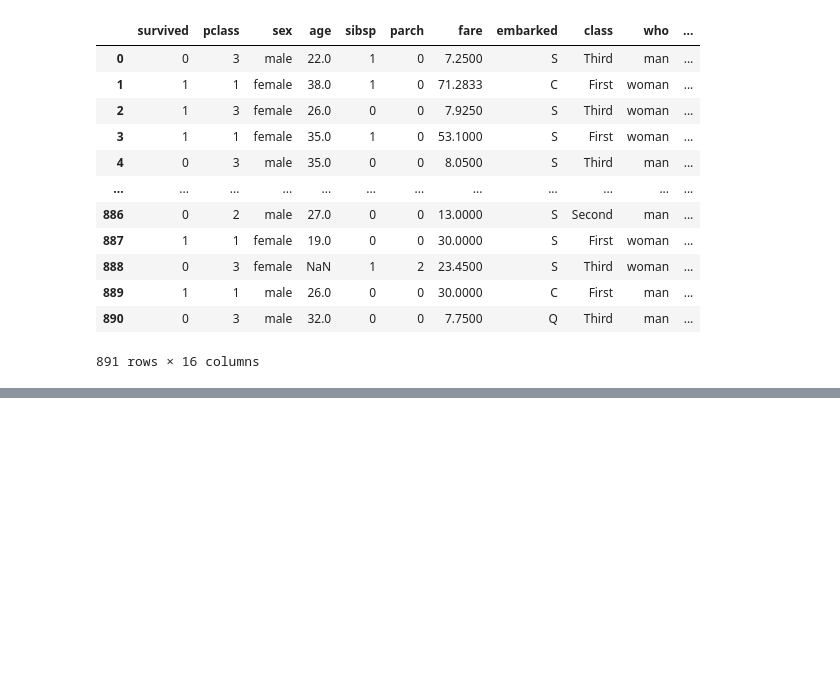
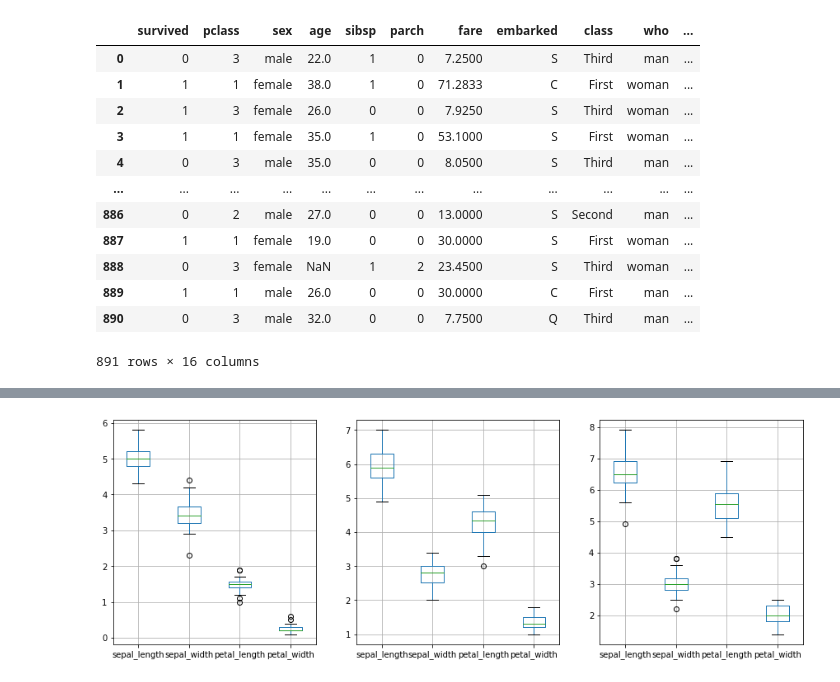
Before and after one commit to YONGJAISONG/Machine_Learning, a Jupyter notebook: 00.데이터분석/pandas_도전문제.ipynb, the cells around one changed output, grey strips where cells are left out. Cells and saved outputs as stored; diff of their text form; code cells hidden in the pictures; blank space fills up the shorter version.

```diff
--- a/00.데이터분석/pandas_도전문제.ipynb
+++ b/00.데이터분석/pandas_도전문제.ipynb
@@ -107,0 +171,21 @@ titanic
+# %%
+# 품종별, 피쳐별 반복문 생성
+# 한 품종의 피쳐(argument)를 받아서 이상치를 제거하고
+# 평균과 표준편차, 이상치 갯수를 반환(return)하는 함수를 생성
+
+def get_newstat(s) :
+    q1, q3 = s.quantile(0.25), s.quantile(0.75)
+    iqr = q3 - q1
+    upper_limit = q3 + 1.5 * iqr
+    lower_limit = q1 - 1.5 * iqr
+    s[(s < lower_limit) | (s > upper_limit)] = np.nan
+
+    return s.mean(), s.std(), s.isna().sum()
+# %%
+for species in iris.species.unique():  # ['setosa', 'versicolor', 'verginica']와 같다
+    for column in iris.columns[:-1]:
+        s = iris[iris.species == species][column]
+        # s = iris.loc[iris['species'] == species, column]
+        new_mean, new_std, outlier = get_newstat(s)
+        # 함수를 호출한 뒤 함수에서 return한 3개의 값을 받는 변수로 new_mean, new_std, outlier를 설정
+        print(species, column, new_mean, new_std, outlier)
@@ -107,0 +214,13 @@ titanic
+# %%
+line = []
+for species in iris.species.unique():
+    for column in iris.columns[:-1]:
+        s = iris[iris.species == species][column]
+        old_mean, old_std = s.mean(), s.std()
+        new_mean, new_std, outlier = get_newstat(s)
+        line.append([species, column, round(old_mean, 3), round(old_std, 4),
+                    outlier, round(new_mean, 3), round(new_std, 4)])
+
+df = pd.DataFrame(line, columns = ['species', 'column', 'old_mean', 'old_std', 'outlier 갯수', 'new_mean', 'new_std'])
+df.set_index(['species', 'column'], inplace=True)
+df
@@ -107,0 +257,11 @@ titanic
+# %%
+plt.figure(figsize=(15, 5))
+
+for ax, species in zip(range(1, 4), iris.species.unique()):
+    plt.subplot(1, 3, ax)
+    plt.title(species)
+    iris[iris.species == species].boxplot()
+
+plt.show()
+# %% [output]
+[figure, added]
```
Also changed, not shown: parts of 62 cells of this notebook.
